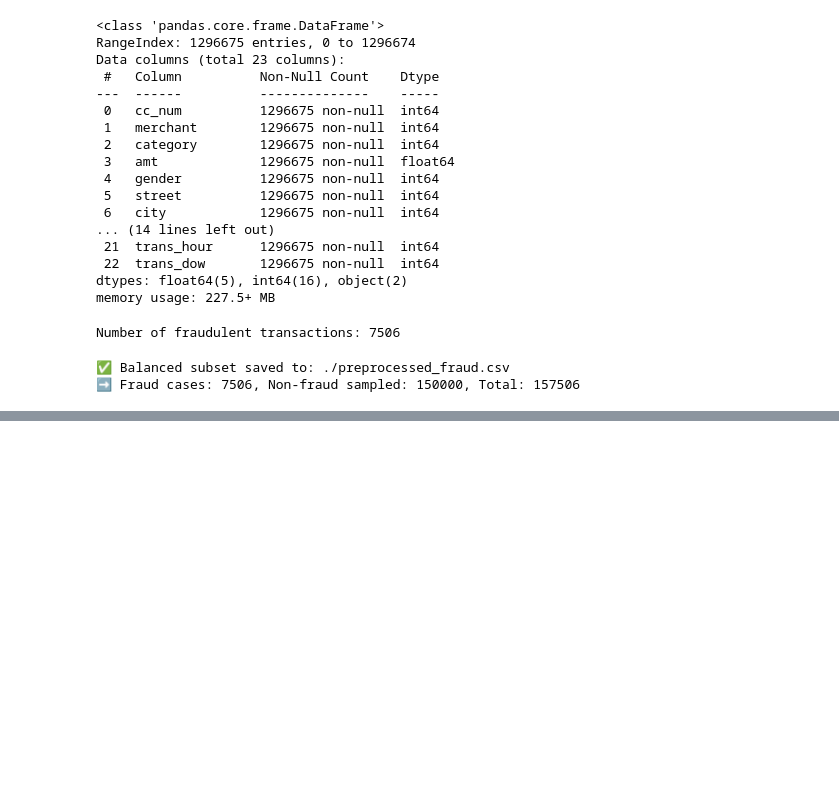
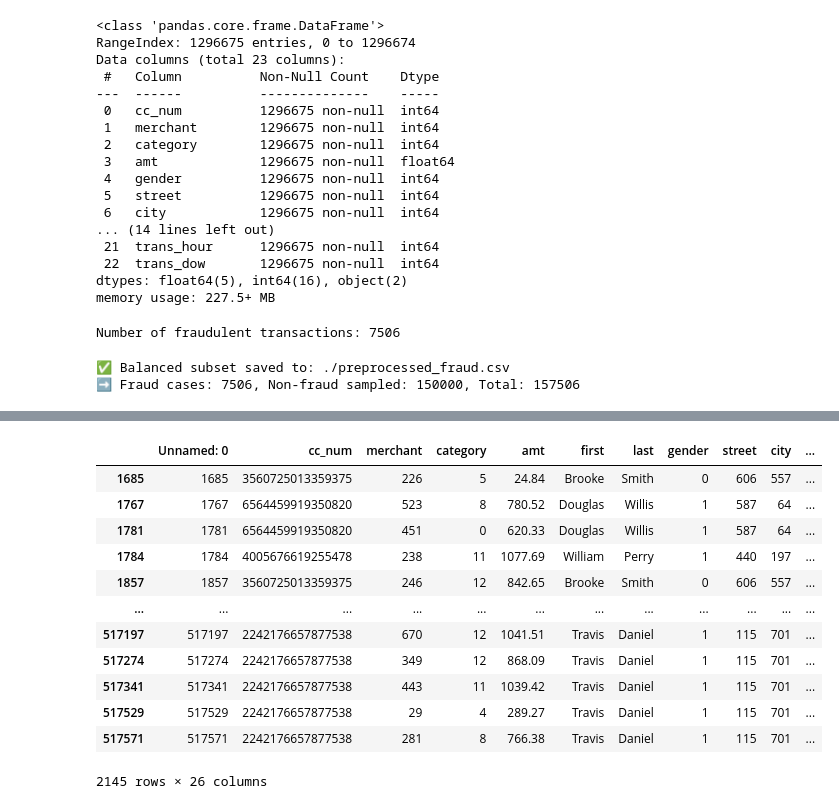
Before and after one commit to VicBeltran/Gnn_public_dataset_test, a Jupyter notebook: dataset_eval.ipynb, the cells around one changed output, grey strips where cells are left out. Cells and saved outputs as stored; diff of their text form; code cells hidden in the pictures; blank space fills up the shorter version.

```diff
--- a/dataset_eval.ipynb
+++ b/dataset_eval.ipynb
@@ -214,2 +216,2 @@ xgb_model.load_model("./models/xgb_models/xgb_model.pkl")
 # %%
-pd.read_csv("./preprocessed_fraud_test.csv")
+df = pd.read_csv("./preprocessed_fraud_test.csv")
@@ -229,0 +228,16 @@ pd.read_csv("./preprocessed_fraud_test.csv")
+# %%
+df[df["is_fraud"] == 1]
+# %% [output]
+|  | Unnamed: 0 | cc_num | merchant | category | amt | first | last | gender | street | city | ... |
+| 1685 | 1685 | 3560725013359375 | 226 | 5 | 24.84 | Brooke | Smith | 0 | 606 | 557 | ... |
+| 1767 | 1767 | 6564459919350820 | 523 | 8 | 780.52 | Douglas | Willis | 1 | 587 | 64 | ... |
+| 1781 | 1781 | 6564459919350820 | 451 | 0 | 620.33 | Douglas | Willis | 1 | 587 | 64 | ... |
+| 1784 | 1784 | 4005676619255478 | 238 | 11 | 1077.69 | William | Perry | 1 | 440 | 197 | ... |
+| 1857 | 1857 | 3560725013359375 | 246 | 12 | 842.65 | Brooke | Smith | 0 | 606 | 557 | ... |
+| ... | ... | ... | ... | ... | ... | ... | ... | ... | ... | ... | ... |
+| 517197 | 517197 | 2242176657877538 | 670 | 12 | 1041.51 | Travis | Daniel | 1 | 115 | 701 | ... |
+| 517274 | 517274 | 2242176657877538 | 349 | 12 | 868.09 | Travis | Daniel | 1 | 115 | 701 | ... |
+| 517341 | 517341 | 2242176657877538 | 443 | 11 | 1039.42 | Travis | Daniel | 1 | 115 | 701 | ... |
+| 517529 | 517529 | 2242176657877538 | 29 | 4 | 289.27 | Travis | Daniel | 1 | 115 | 701 | ... |
+| 517571 | 517571 | 2242176657877538 | 281 | 8 | 766.38 | Travis | Daniel | 1 | 115 | 701 | ... |
+2145 rows × 26 columns
```
Also changed, not shown: parts of 4 cells of this notebook, 20 other files.
